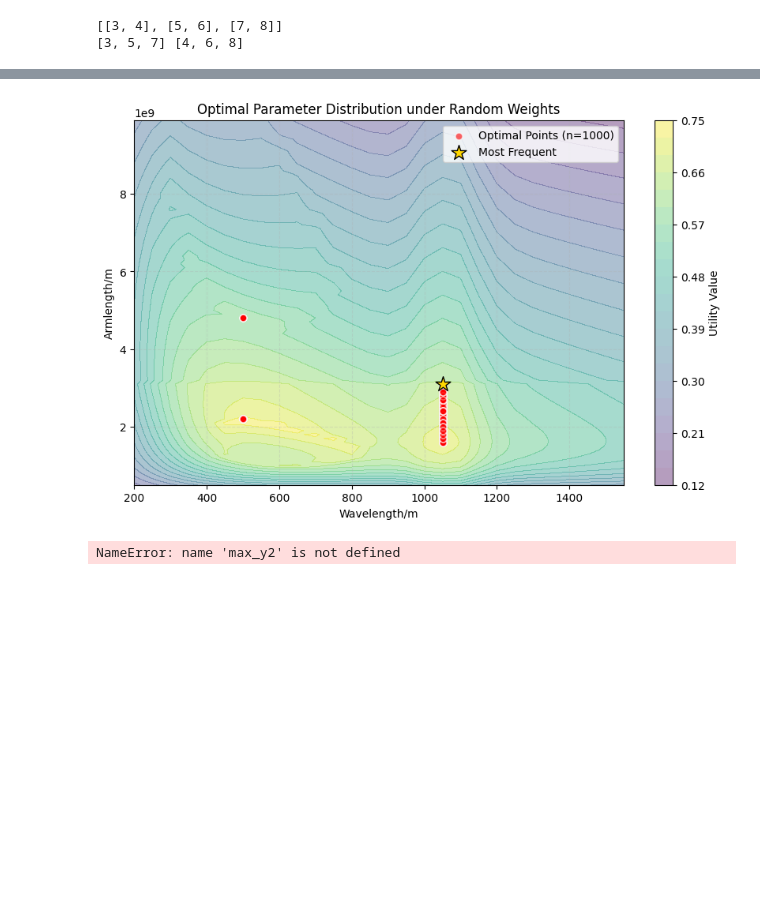
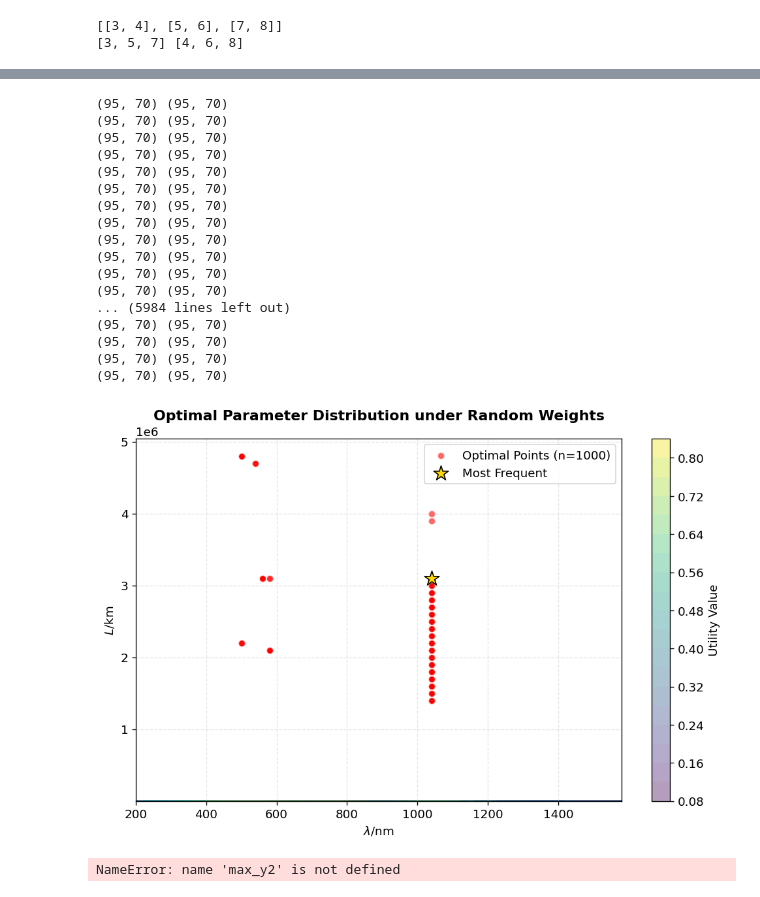
Before and after one commit to ljq2088/MOO, a Jupyter notebook: results/Multi-Obj-Opt_new.ipynb, the cells around one changed output, grey strips where cells are left out. Drawn from its saved outputs; the diff is of its cells as text; code cells hidden in the pictures; blank space fills up the shorter version.

```diff
--- a/results/Multi-Obj-Opt_new.ipynb
+++ b/results/Multi-Obj-Opt_new.ipynb
@@ -223,6 +477,6 @@ plt.show()
 # %%
 L1_2, L2_2, dL_2 = 5.0 * 10**8, 10.0 * 10**9, 1.0 * 10**8
-l1_2, l2_2, dl_2 = 200.0, 1600.0, 50.0
+l1_2, l2_2, dl_2 = 200.0, 1600.0, 20.0
 x2 = np.arange(L1_2, L2_2, dL_2)
 y2 = np.arange(l1_2, l2_2, dl_2)
 xi, yi = np.meshgrid(y2, x2)
@@ -611,7 +991,7 @@ import numpy as np
 import matplotlib.pyplot as plt
 from scipy.stats import mode
 
-# 假设 x, y, z 已预先定义（例如通过某种网格生成方法）
+
 # num 应与 ob 的长度一致
 num = len(ob)  # 确保 num=6
 
@@ -619,12 +999,16 @@ num = len(ob)  # 确保 num=6
 max_points = []
 best_U = None  # 保存最大效用对应的U矩阵
 max_U_value = -np.inf  # 保存当前最大效用值
+L1_2, L2_2, dL_2 = 5.0 * 10**5, 10.0 * 10**6, 1.0 * 10**5
+l1_2, l2_2, dl_2 = 200.0, 1600.0, 20.0
 
+x = np.arange(L1_2, L2_2, dL_2)
+y = np.arange(l1_2, l2_2, dl_2)
 for _ in range(1000):
     # ==================================================================
     # (1) 生成随机归一化权重 (原有序权重改为随机)
     # ==================================================================
-    w =3+4*np.random.rand(num)  # 生成[0,1)均匀分布随机数
+    w =1+5*np.random.rand(num)  # 生成[0,1)均匀分布随机数
     w /= np.sum(w)  # 归一化至总和为1
 
     # ==================================================================
@@ -636,6 +1020,7 @@ for _ in range(1000):
     for i in range(len(ob)):
         threshold = ob[i] * np.amax(z[i])
         judge = z[i] <= threshold
+
         U += RS(judge, w[i], Reduce, z[i], threshold)
 
     # ==================================================================
@@ -658,6 +1043,7 @@ for _ in range(1000):
 # ======================================================================
 # 可视化部分
 # ======================================================================
+x=x/1e3
 xi, yi = np.meshgrid(y, x)  # 生成坐标网格
 
 plt.figure(figsize=(10, 6))
@@ -665,36 +1051,53 @@ plt.figure(figsize=(10, 6))
 # (A) 绘制最高效用对应的等高线 (不再是最后一次而是最高效用的那次)
 contour = plt.contourf(xi, yi, best_U, 20, cmap='viridis', alpha=0.4)
 plt.colorbar(contour, label='Utility Value')
 
 # (B) 绘制所有最优解散点
 max_points = np.array(max_points)
 plt.scatter(
     max_points[:, 0], max_points[:, 1],
     c='red', edgecolor='white',
     s=40, alpha=0.6,
     label=f'Optimal Points (n={len(max_points)})'
 )
 
 # (C) 可选：标注密集区域模式点
 mode_result = mode(max_points, axis=0, keepdims=False)
 if not mode_result.mode.size == 0:  # 检查是否存在众数
     mode_point = mode_result.mode
     plt.scatter(
         mode_point[0], mode_point[1],
         marker='*', s=200, edgecolors='black',
         facecolor='gold', label='Most Frequent'
     )
 
-plt.xlabel('Wavelength/m')
-plt.ylabel('Armlength/m')
+plt.xlabel('$\lambda$/nm')
+plt.ylabel('$L$/km')
 plt.title('Optimal Parameter Distribution under Random Weights')
 plt.legend()
 plt.grid(True, linestyle='--', alpha=0.3)
 
 plt.savefig('/home/ljq/code/MOO/results/Figure/new/Random_weight_optimization.png')
 plt.show()
 # %% [output]
+(95, 70) (95, 70)
+(95, 70) (95, 70)
+(95, 70) (95, 70)
+(95, 70) (95, 70)
+(95, 70) (95, 70)
+(95, 70) (95, 70)
+(95, 70) (95, 70)
+(95, 70) (95, 70)
+(95, 70) (95, 70)
+(95, 70) (95, 70)
+(95, 70) (95, 70)
+(95, 70) (95, 70)
+... (5984 lines left out)
+(95, 70) (95, 70)
+(95, 70) (95, 70)
+(95, 70) (95, 70)
+(95, 70) (95, 70)
-[figure, old version]
+[figure, new version]
 # %%
 #PSO寻优
 # %%
```
Also changed, not shown: parts of 18 cells of this notebook, 34 other files.
